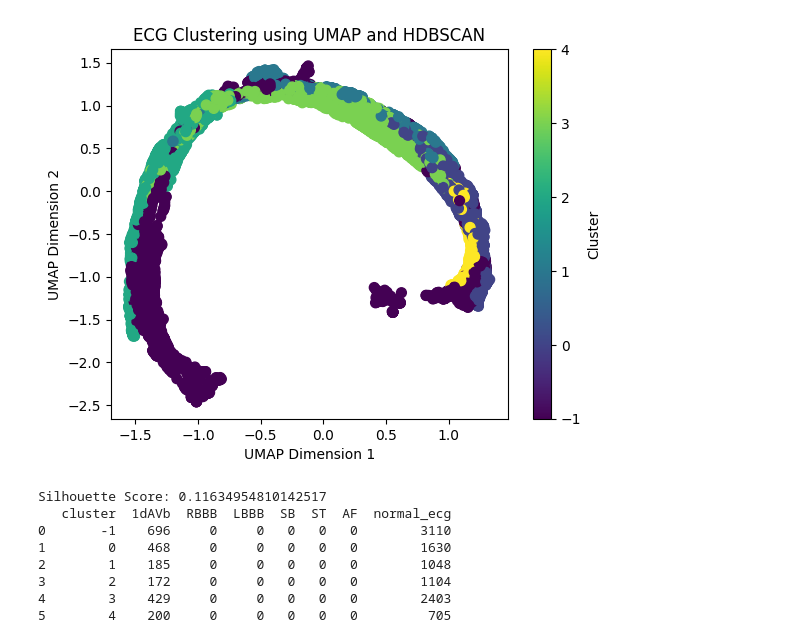
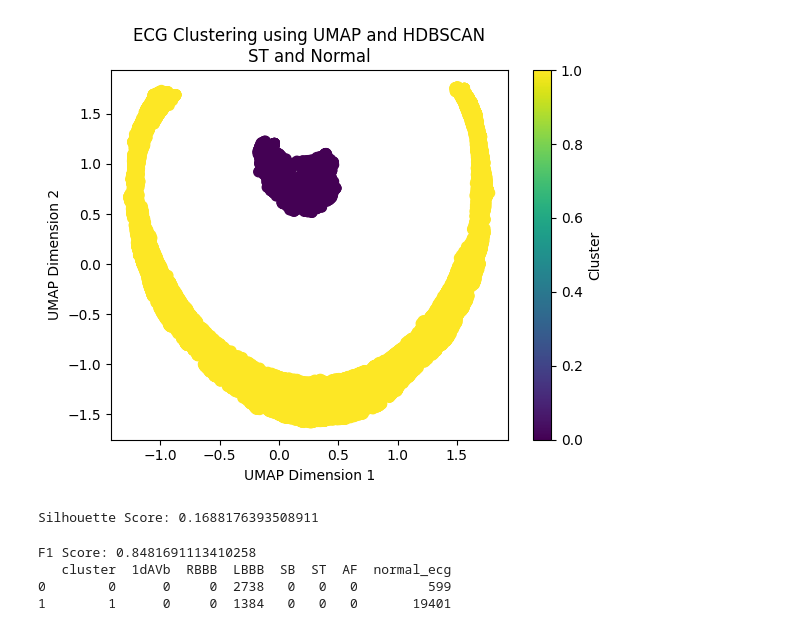
Before and after one commit to pedrobacelar28/Clustering-Paper, a Jupyter notebook: Projeto/Geração das Amostras/LBBB.ipynb, the cells around one changed output. Saved outputs shown, nothing was run; the diff lists cells and outputs as text; code cells hidden in the pictures.

Commit message:
lbbb e  rbbb

```diff
--- a/Projeto/Geração das Amostras/LBBB.ipynb
+++ b/Projeto/Geração das Amostras/LBBB.ipynb
@@ -31,5 +28,8 @@ from matplotlib.colors import ListedColormap, BoundaryNorm
 sys.path.append('../Pre-processing')
 from filters import ecg_filtrado
+# %%
+autoencoder = tf.keras.models.load_model('../Guilherme/modelos/LBBB/autoencoder_model_LBBB.keras')
+doenca = 'LBBB'
 # %%
 #CARREGAR OS DADOS
 caminho_arquivo = "../Database/exams.csv"
@@ -328,53 +173,94 @@ X_reduced = umap_reducer.fit_transform(X_normalized)
+# %%
+#DIMINUIR DIMENSAO DE X PELO UMAP(16)
+warnings.filterwarnings('ignore', message="n_jobs value.*overridden to 1 by setting random_state.*")
+# Normalizar os dados
+scaler = StandardScaler()
+X_normalized = scaler.fit_transform(X_encoded_2d)
+# Aplicação do UMAP
+umap_reducer = umap.UMAP(n_neighbors=7, min_dist=0.0, n_components=16, random_state=42)
+X_reduced = umap_reducer.fit_transform(X_normalized)
 # %%
 #CLUSTERIZACAO HDBSCAN
+
+from sklearn.metrics import silhouette_score, f1_score
+import numpy as np
+
 scaler = StandardScaler()
 X_reduced_scaled = scaler.fit_transform(X_reduced)
 
-dbscan = HDBSCAN(min_cluster_size=700, min_samples=5)
+dbscan = HDBSCAN(min_cluster_size=500, min_samples=1 )
 labels = dbscan.fit_predict(X_reduced_scaled)
+
 # Visualização dos Resultados
 plt.scatter(X_reduced_scaled[:, 0], X_reduced_scaled[:, 1], c=labels, cmap='viridis', s=50)
 plt.xlabel('UMAP Dimension 1')
 plt.ylabel('UMAP Dimension 2')
-plt.title('ECG Clustering using UMAP and HDBSCAN')
+plt.title('ECG Clustering using UMAP and HDBSCAN\nST and Normal')
 plt.colorbar(label='Cluster')
 plt.show()
+
+# Calcular e imprimir os scores
 silhouette_avg = silhouette_score(X_reduced_scaled, labels)
 print(f'Silhouette Score: {silhouette_avg}')
-
 
 # Carregar os dados do CSV
 metadata = pd.read_csv("../Database/exams.csv")
 
+exam_ids_to_cluster = ids_ecgs
+
 # Criar um DataFrame para os resultados do clustering
 cluster_results = pd.DataFrame({
-    'exam_id': ids_ecgs,
+    'exam_id': exam_ids_to_cluster,
     'cluster': labels
 })
 
 # Mesclar os resultados do clustering com os metadados dos exames
 merged_data = cluster_results.merge(metadata, on='exam_id')
+
+# Determinar o rótulo verdadeiro para cada cluster com base na maioria
+def determine_majority_label(cluster_data):
+    normal_count = cluster_data['normal_ecg'].sum()
+    disease_count = cluster_data[['1dAVb', 'RBBB', 'LBBB', 'SB', 'ST', 'AF']].sum().sum()
+    return 'normal' if normal_count > disease_count else 'disease'
+
+# Aplicar a função para determinar o rótulo majoritário de cada cluster
+majority_labels = merged_data.groupby('cluster', group_keys=False).apply(determine_majority_label).reset_index()
+majority_labels.columns = ['cluster', 'majority_label']
+
+# Mesclar os rótulos majoritários com os dados agrupados
+merged_data = merged_data.merge(majority_labels, on='cluster')
+
+# Criar rótulos verdadeiros
+def assign_true_label(row):
+    if row['majority_label'] == 'normal':
+        return row['normal_ecg'] == 1
+    else:
+        return row[['1dAVb', 'RBBB', 'LBBB', 'SB', 'ST', 'AF']].sum() > 0
+
+merged_data['true_label'] = merged_data.apply(assign_true_label, axis=1)
+
+# Calcular o F1 score
+true_labels = merged_data['true_label']
+f1_avg = f1_score(true_labels, labels, average='weighted')
+print(f'F1 Score: {f1_avg}')
 
 # Contar a quantidade de doenças e ECGs normais em cada cluster
 cluster_summary = merged_data.groupby('cluster').agg({
     '1dAVb': 'sum',
     'RBBB': 'sum',
     'LBBB': 'sum',
     'SB': 'sum',
     'ST': 'sum',
     'AF': 'sum',
     'normal_ecg': 'sum'
 }).reset_index()
 
 # Mostrar o resumo por cluster
 print(cluster_summary)
 # %% [output]
-[figure, old version]
+[figure, new version]
-Silhouette Score: 0.11634954810142517
-   cluster  1dAVb  RBBB  LBBB  SB  ST  AF  normal_ecg
-0       -1    696     0     0   0   0   0        3110
-1        0    468     0     0   0   0   0        1630
-2        1    185     0     0   0   0   0        1048
-3        2    172     0     0   0   0   0        1104
-4        3    429     0     0   0   0   0        2403
-5        4    200     0     0   0   0   0         705
+Silhouette Score: 0.1688176393508911
+F1 Score: 0.8481691113410258
+   cluster  1dAVb  RBBB  LBBB  SB  ST  AF  normal_ecg
+0        0      0     0  2738   0   0   0         599
+1        1      0     0  1384   0   0   0       19401
```
Also changed, not shown: parts of 13 cells of this notebook, 6 other files.
